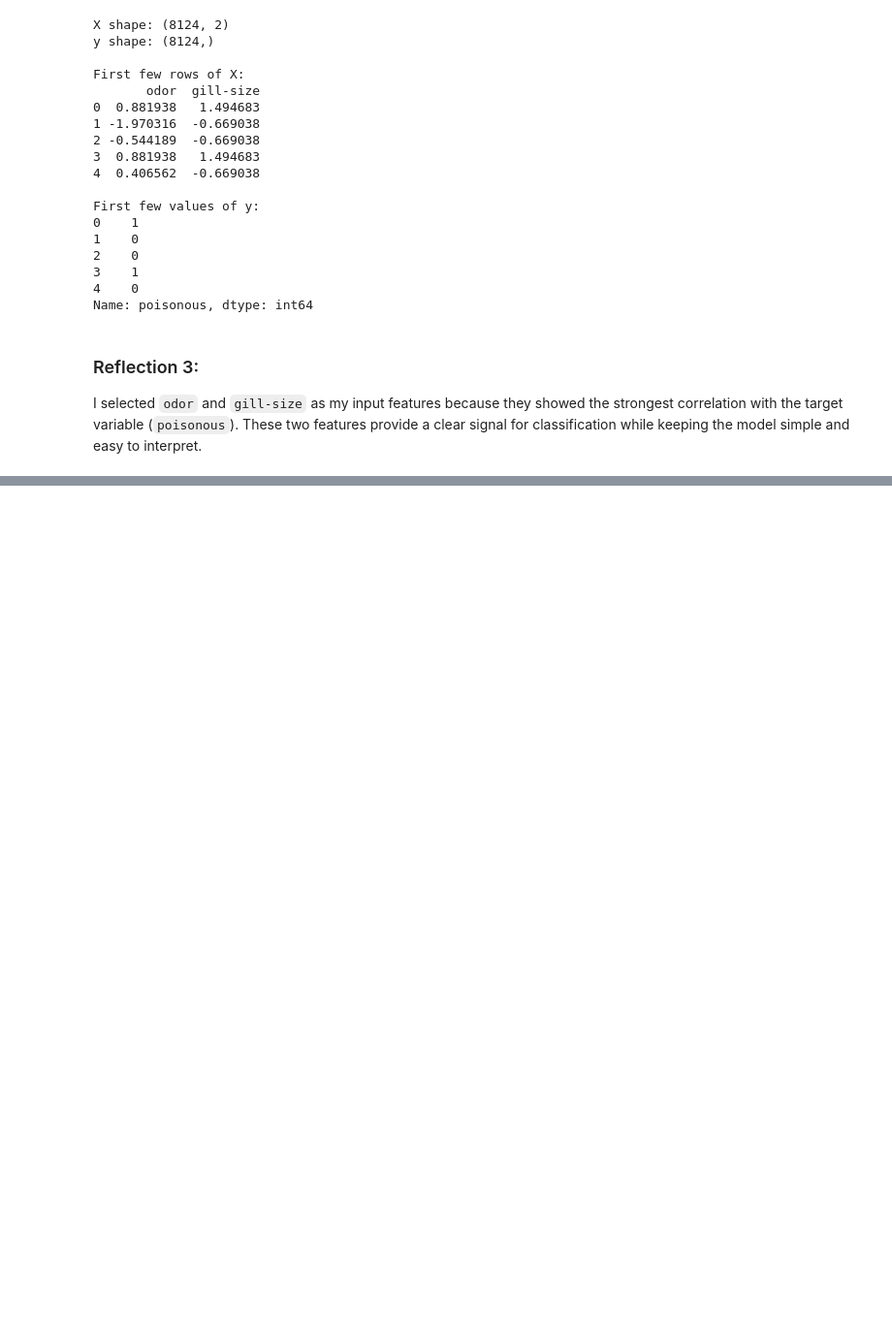
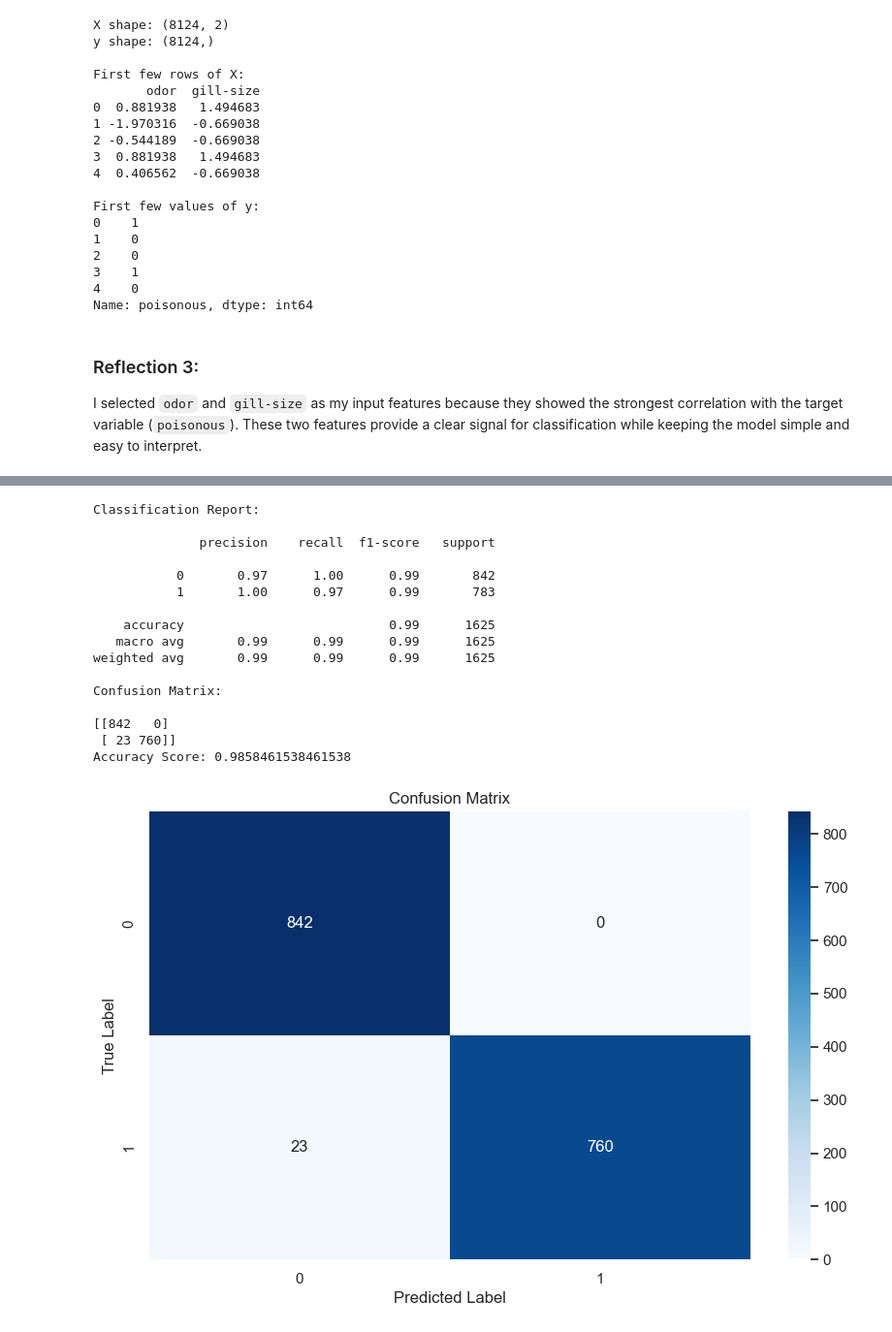
Before and after one commit to drodmay1/ml04midterm, a Jupyter notebook: mushroom_classification.ipynb, the cells around one changed output, grey strips where cells are left out. Shown at 97% size. Saved outputs shown, nothing was run; the diff lists cells and outputs as text; code cells hidden in the pictures; blank space fills up the shorter version.

Commit message:
Complete Section 4: Model evaluation and reflection

```diff
--- a/mushroom_classification.ipynb
+++ b/mushroom_classification.ipynb
@@ -308,0 +315,11 @@ I selected `odor` and `gill-size` as my input features because they showed the s
+# %%
+from sklearn.model_selection import train_test_split
+
+# Split the data (80% train, 20% test)
+X_train, X_test, y_train, y_test = train_test_split(
+    X, y, test_size=0.2, random_state=42, stratify=y  # stratify for balanced classes
+)
+
+# Check shape of the splits
+print("Training set shape:", X_train.shape)
+print("Test set shape:", X_test.shape)
@@ -308,0 +333,4 @@ I selected `odor` and `gill-size` as my input features because they showed the s
+# %%
+# Train a Decision Tree Classifier
+model = DecisionTreeClassifier(random_state=42)
+model.fit(X_train, y_train)
@@ -308,0 +348,37 @@ I selected `odor` and `gill-size` as my input features because they showed the s
+# %%
+# Predict on test set
+y_pred = model.predict(X_test)
+
+# Evaluation metrics
+print("Classification Report:\n")
+print(classification_report(y_test, y_pred))
+
+print("Confusion Matrix:\n")
+print(confusion_matrix(y_test, y_pred))
+
+print("Accuracy Score:", accuracy_score(y_test, y_pred))
+
+# Plot Confusion Matrix
+sns.heatmap(confusion_matrix(y_test, y_pred), annot=True, fmt='d', cmap='Blues')
+plt.title("Confusion Matrix")
+plt.xlabel("Predicted Label")
+plt.ylabel("True Label")
+plt.show()
+# %% [output]
+Classification Report:
+
+              precision    recall  f1-score   support
+
+           0       0.97      1.00      0.99       842
+           1       1.00      0.97      0.99       783
+
+    accuracy                           0.99      1625
+   macro avg       0.99      0.99      0.99      1625
+weighted avg       0.99      0.99      0.99      1625
+
+Confusion Matrix:
+
+[[842   0]
+ [ 23 760]]
+Accuracy Score: 0.9858461538461538
+[figure, added]
```
Also changed, not shown: parts of 6 cells of this notebook.
